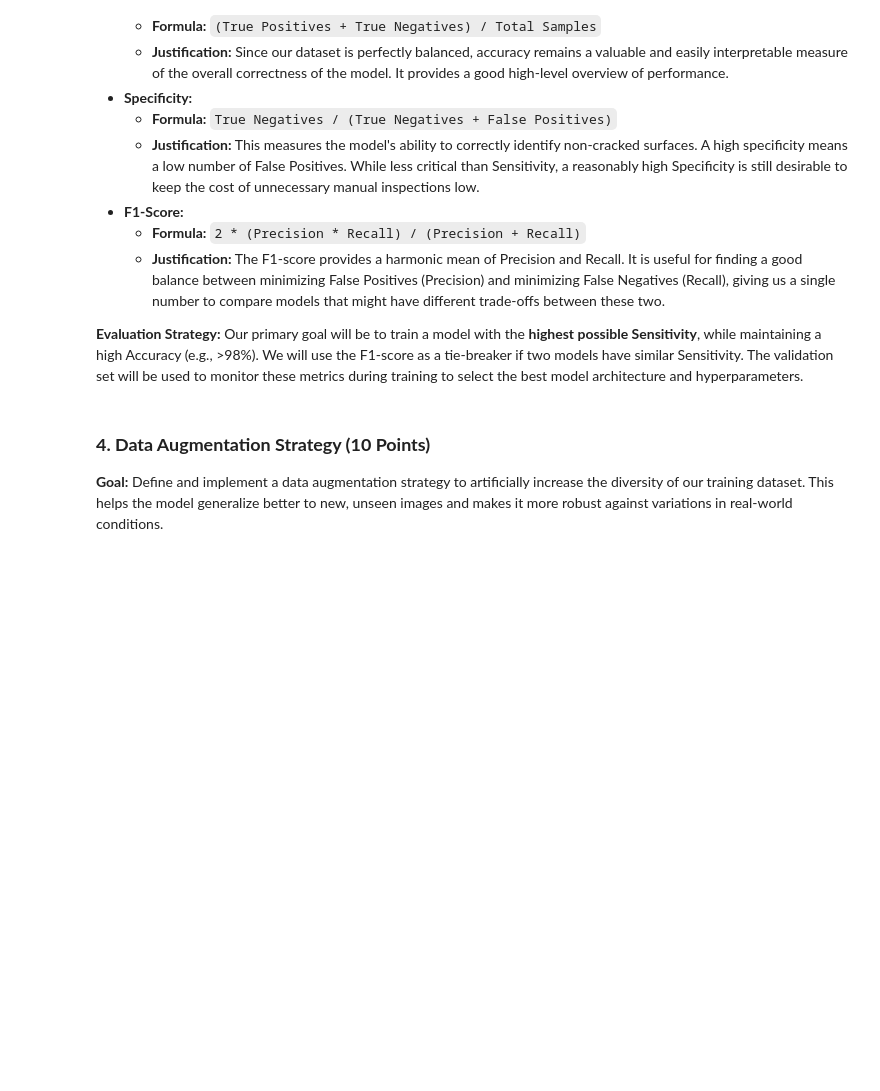
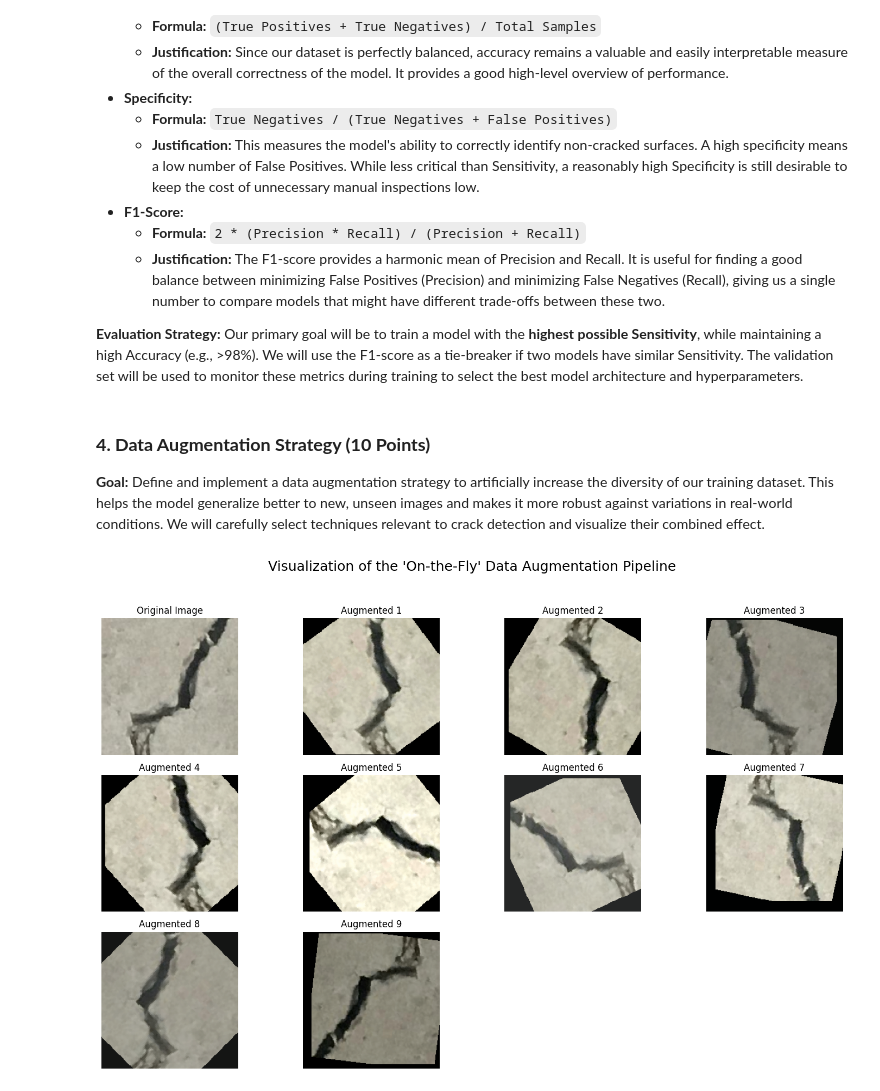
Before and after one commit to Patrick-Nydegger/Cracks_in_concrete, a Jupyter notebook: Cracks_in_concrete_[model].ipynb, the cells around one changed output. Saved outputs shown, nothing was run; the diff lists cells and outputs as text; code cells hidden in the pictures; blank space fills up the shorter version.

```diff
--- a/Cracks_in_concrete_[model].ipynb
+++ b/Cracks_in_concrete_[model].ipynb
@@ -383,35 +384,87 @@ Our primary goal will be to train a model with the **highest possible Sensitivit
 # %% [markdown]
 ### **4. Data Augmentation Strategy (10 Points)**
 
-**Goal:** Define and implement a data augmentation strategy to artificially increase the diversity of our training dataset. This helps the model generalize better to new, unseen images and makes it more robust against variations in real-world conditions.
+**Goal:** Define and implement a data augmentation strategy to artificially increase the diversity of our training dataset. This helps the model generalize better to new, unseen images and makes it more robust against variations in real-world conditions. We will carefully select techniques relevant to crack detection and visualize their combined effect.
 # %%
 # =============================================================================
 # 4. Data Augmentation Strategy (10 Points)
 # =============================================================================
 
-# --- 4.1. Define Transformations ---
-# We define two separate transformation pipelines: one for training (with augmentation)
-# and one for validation/testing (only preprocessing).
+# --- 4.1. Define and Justify Augmentation Choices ---
+# Based on the nature of concrete cracks, we select augmentations that simulate
+# real-world inspection scenarios. This is done "on-the-fly" during training,
+# meaning each image is randomly transformed in every epoch, effectively
+# creating an almost infinite stream of unique training examples.
 
-# The image size is chosen based on common practice for pretrained models like ResNet.
 IMG_SIZE = 224
 
-# Transformations for the training set
+# Define the comprehensive transformation pipeline for the training set
+# We combine geometric and color transformations.
 train_transforms = transforms.Compose([
+    # --- Geometric Augmentations ---
     transforms.Resize((IMG_SIZE, IMG_SIZE)),
-    transforms.RandomHorizontalFlip(p=0.5), # Randomly flip images horizontally
-    transforms.RandomVerticalFlip(p=0.5),   # Randomly flip images vertically
-    transforms.RandomRotation(30),          # Randomly rotate images by up to 30 degrees
-    transforms.ColorJitter(brightness=0.2, contrast=0.2, saturation=0.1, hue=0.1), # Adjust image properties
-    transforms.ToTensor(),                  # Convert PIL image to PyTorch tensor
-    transforms.Normalize(mean=[0.485, 0.456, 0.406], # Standard normalization for ImageNet models
+    transforms.RandomHorizontalFlip(p=0.5),
+    transforms.RandomVerticalFlip(p=0.5),
+    transforms.RandomRotation(degrees=45), # Increased rotation to cover more angles
+    transforms.RandomAffine(degrees=0, translate=(0.1, 0.1), scale=(0.9, 1.1)), # Shift and Zoom
+
+    # --- Color Augmentations ---
+    transforms.ColorJitter(brightness=0.3, contrast=0.3, saturation=0.2),
+
+    # --- Final Preprocessing ---
+    transforms.ToTensor(),
+    transforms.Normalize(mean=[0.485, 0.456, 0.406],
                          std=[0.229, 0.224, 0.225])
 ])
 
-# Transformations for the validation and test sets (NO augmentation)
+# Define the transformation pipeline for validation and test sets (NO augmentation)
 val_test_transforms = transforms.Compose([
     transforms.Resize((IMG_SIZE, IMG_SIZE)),
     transforms.ToTensor(),
     transforms.Normalize(mean=[0.485, 0.456, 0.406],
                          std=[0.229, 0.224, 0.225])
 ])
+
+
+# --- 4.2. Visualize the Combined Augmentation Effects ---
+# This function demonstrates the power of applying multiple transformations simultaneously.
+
+def visualize_augmentations(image_path, transform, num_augmented_images=9):
+    """Applies and visualizes a chain of augmentations on a single image."""
+    original_img = Image.open(image_path).convert("RGB")
+
+    # Denormalization function for visualization
+    inv_normalize = transforms.Normalize(
+        mean=[-0.485/0.229, -0.456/0.224, -0.406/0.225],
+        std=[1/0.229, 1/0.224, 1/0.225]
+    )
+
+    plt.figure(figsize=(15, 10))
+
+    # Original Image (resized)
+    plt.subplot(3, 4, 1)
+    plt.imshow(original_img.resize((IMG_SIZE, IMG_SIZE)))
+    plt.title("Original Image")
+    plt.axis('off')
+
+    # Augmented Images
+    for i in range(num_augmented_images):
+        augmented_tensor = transform(original_img)
+        # Denormalize and convert back to displayable format
+        augmented_img_tensor = inv_normalize(augmented_tensor)
+        augmented_img = transforms.ToPILImage()(augmented_img_tensor)
+
+        plt.subplot(3, 4, i + 2)
+        plt.imshow(augmented_img)
+        plt.title(f"Augmented {i+1}")
+        plt.axis('off')
+
+    plt.suptitle("Visualization of the 'On-the-Fly' Data Augmentation Pipeline", fontsize=18)
+    plt.tight_layout(rect=[0, 0.03, 1, 0.95])
+    plt.show()
+
+# Select a sample image with a clear crack to visualize
+sample_image_path = df[df['label'] == 1]['filepath'].iloc[0]
+visualize_augmentations(sample_image_path, train_transforms)
+# %% [output]
+[figure, added]
```
Also changed, not shown: parts of 5 cells of this notebook.
